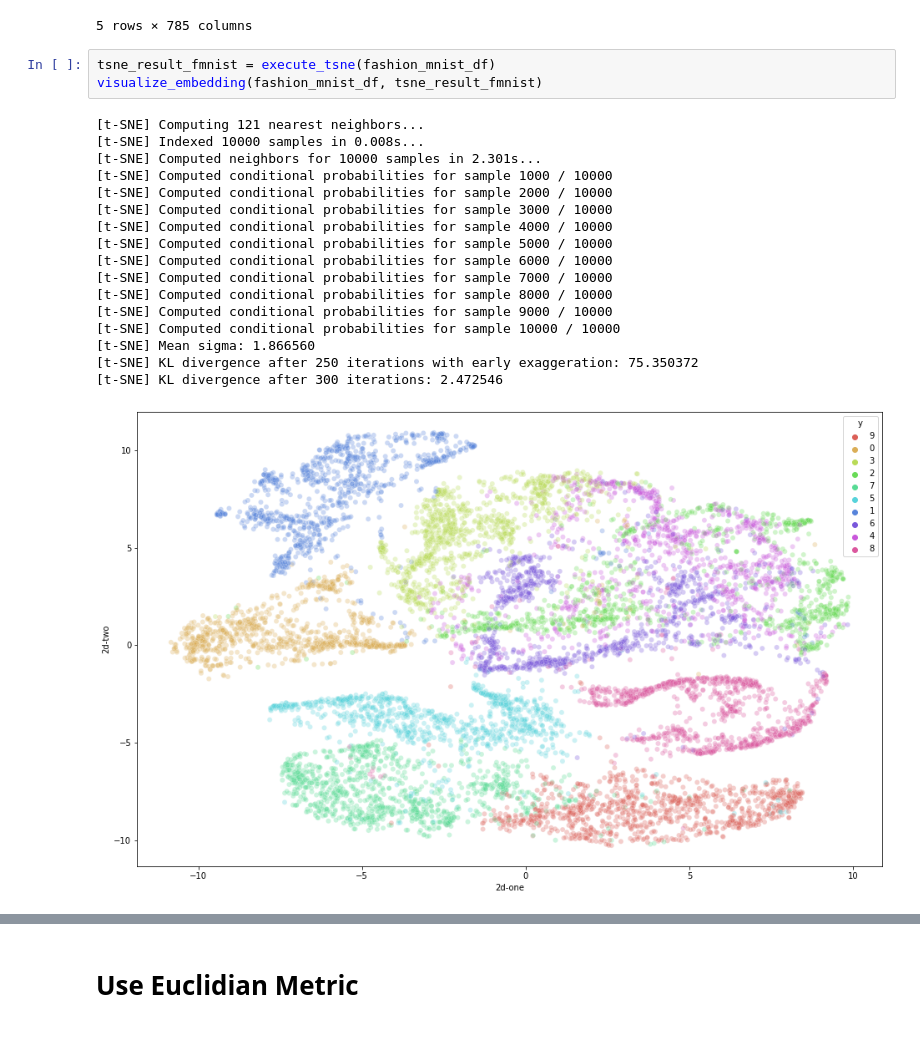
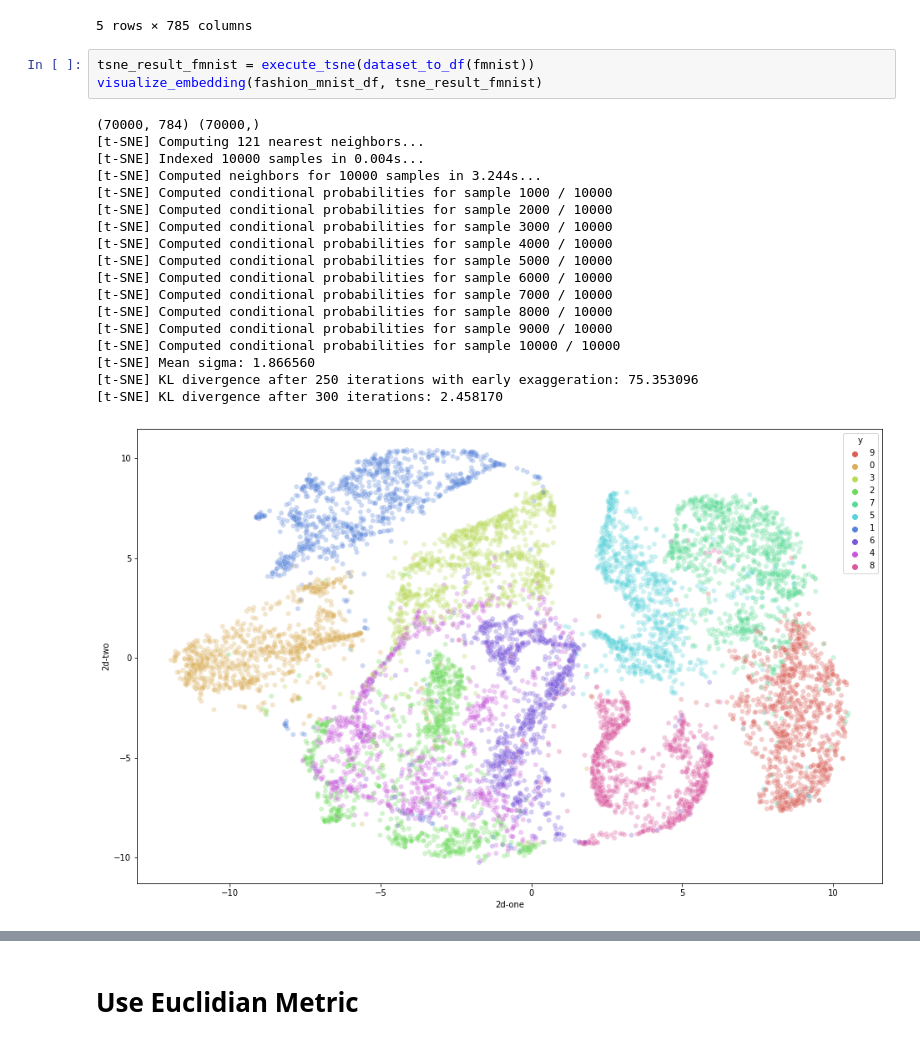
Before and after one commit to matt628/visualizing-big-datasets, a Jupyter notebook: lab3/lab3.ipynb, the cells around one changed output, grey strips where cells are left out. Saved outputs shown, nothing was run; the diff lists cells and outputs as text.

```diff
--- a/lab3/lab3.ipynb
+++ b/lab3/lab3.ipynb
@@ -164,24 +200,25 @@ fashion_mnist_df.head(5)
 | 4 | 0.0 | 0.0 | 0.0 | 0.0 | 0.0 | 0.000000 | 0.0 | 0.0 | 0.000000 | 0.000000 | ... | ... |
 5 rows × 785 columns
 # %%
-tsne_result_fmnist = execute_tsne(fashion_mnist_df)
+tsne_result_fmnist = execute_tsne(dataset_to_df(fmnist))
 visualize_embedding(fashion_mnist_df, tsne_result_fmnist)
 # %% [output]
+(70000, 784) (70000,)
 [t-SNE] Computing 121 nearest neighbors...
-[t-SNE] Indexed 10000 samples in 0.008s...
-[t-SNE] Computed neighbors for 10000 samples in 2.301s...
+[t-SNE] Indexed 10000 samples in 0.004s...
+[t-SNE] Computed neighbors for 10000 samples in 3.244s...
 [t-SNE] Computed conditional probabilities for sample 1000 / 10000
 [t-SNE] Computed conditional probabilities for sample 2000 / 10000
 [t-SNE] Computed conditional probabilities for sample 3000 / 10000
 [t-SNE] Computed conditional probabilities for sample 4000 / 10000
 [t-SNE] Computed conditional probabilities for sample 5000 / 10000
 [t-SNE] Computed conditional probabilities for sample 6000 / 10000
 [t-SNE] Computed conditional probabilities for sample 7000 / 10000
 [t-SNE] Computed conditional probabilities for sample 8000 / 10000
 [t-SNE] Computed conditional probabilities for sample 9000 / 10000
 [t-SNE] Computed conditional probabilities for sample 10000 / 10000
 [t-SNE] Mean sigma: 1.866560
-[t-SNE] KL divergence after 250 iterations with early exaggeration: 75.350372
-[t-SNE] KL divergence after 300 iterations: 2.472546
+[t-SNE] KL divergence after 250 iterations with early exaggeration: 75.353096
+[t-SNE] KL divergence after 300 iterations: 2.458170
-[figure, old version]
+[figure, new version]
 # %%
```
Also changed, not shown: parts of 14 cells of this notebook, 1 other file.
